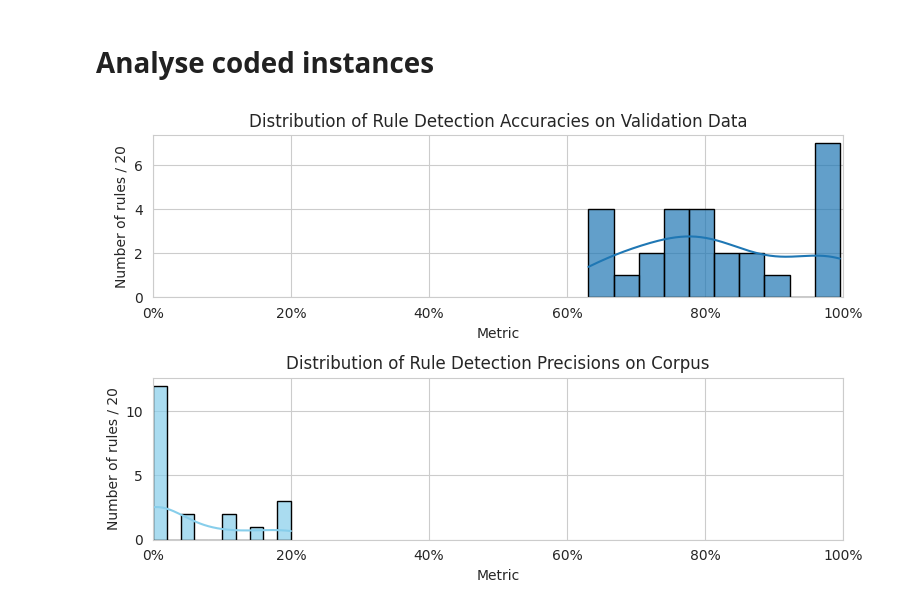
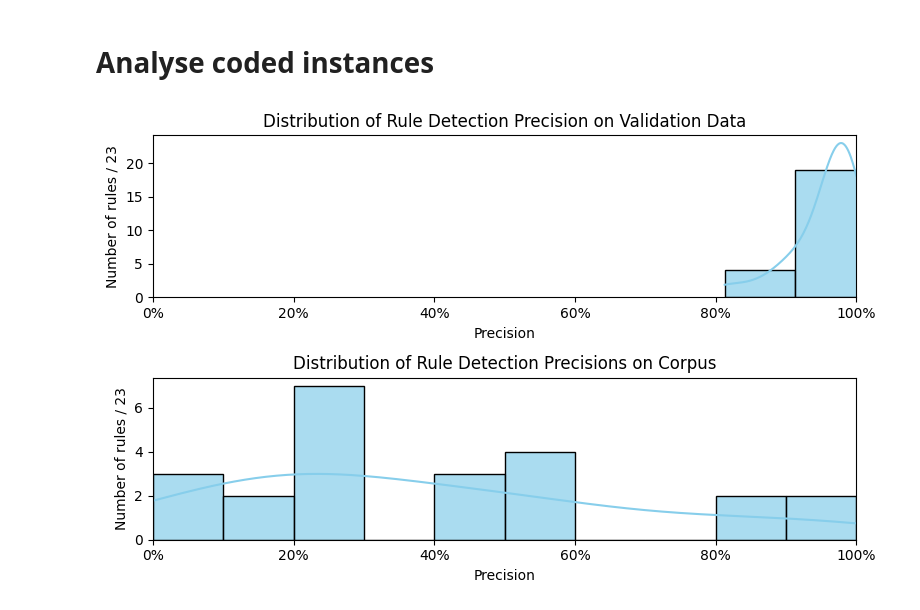
Before and after one commit to shivster2000/grammarctg, a Jupyter notebook: experiments/011_validate_corpus_hits.ipynb, the cells around one changed output. Cells and saved outputs as stored; diff of their text form; code cells hidden in the pictures.

```diff
--- a/experiments/011_validate_corpus_hits.ipynb
+++ b/experiments/011_validate_corpus_hits.ipynb
@@ -42,3 +40,7 @@ coded_instances = pd.DataFrame(columns=['#', 'sentence', 'correct', 'score', 'ma
+# %%
+# output dataset
+output_path = '../data/coded_corpus_hits_new.json'
+coded_instances = pd.DataFrame(columns=['#', 'sentence', 'correct', 'score', 'max_token']) if not os.path.exists(output_path) else pd.read_json(output_path)
 # %% [markdown]
 for each rule:
 - train classifier with existing dataset
@@ -60,6 +62,13 @@ def get_trained_classifer(positive, negative, others, classifier=models.RuleDete
     train_dataloader, val_dataloader = data.get_loaders(dataset)
     _, accuracy = models.train(classifier, train_dataloader, val_dataloader, num_epochs)
     return classifier, accuracy
+
+# model training
+def get_trained_classifer(positive, negative, others, classifier=models.RuleDetector(models.bert_encoder).to(models.device), ratio=1, verbose=True):
+    dataset = data.get_dataset(positive, negative, others, models.bert_tokenizer, 64, ratio*len(positive)/len(negative), verbose=verbose)
+    train_dataloader, val_dataloader = data.get_loaders(dataset)
+    _, val_metrics = models.train(classifier, train_dataloader, val_dataloader, num_epochs=None, verbose=verbose)
+    return classifier, val_metrics
 def get_others(egp, nr):
     return [example for sublist in egp.loc[egp['#'] != nr, 'augmented_examples'].to_list() for example in sublist]
 # %%
@@ -67,5 +76,5 @@ def criterion(coded_instances, min_precision=0.8, num_rules=1):
     correct_per_rule = coded_instances.groupby('#')['correct'].mean()
     return len(correct_per_rule[correct_per_rule > min_precision]) > num_rules
 # %%
-accuracies = {}
+metrics = {}
 # %%
@@ -145,2 +175,6 @@ Accuracy: 0.9834983498349835
+# %%
+
+with open("../results/gpt_training_metrics.json", 'w') as f:
+    json.dump(metrics, f)
 # %% [markdown]
 # Analyse coded instances
@@ -149,17 +181,20 @@ correct_per_rule = coded_instances.groupby('#')['correct'].mean()
 # %%
 def plot_histogram(ax, data):
-    sns.histplot(ax=ax, data=data, bins=10, kde=True, color="skyblue", edgecolor='black', alpha=0.7, legend=False)
-    ax.set_ylabel(f"Number of rules / {len(correct_per_rule)}")
-    ax.set_xlabel("Metric")
+    sns.histplot(ax=ax, data=data, binwidth=0.1, kde=True, color="skyblue", edgecolor='black', alpha=0.7, legend=False)
+    ax.set_ylabel(f"Number of rules / {len(data)}")
+    ax.set_xlabel("Precision")
     ax.xaxis.set_major_formatter(FuncFormatter(lambda x, _: f'{x*100:.0f}%'))
     ax.set_xlim(0, 1)
 
+with open("../results/gpt_training_metrics.json", 'r') as f:
+    metrics = json.load(f)
+correct_per_rule = coded_instances.groupby('#')['correct'].mean()
 fig, axs = plt.subplots(2, 1, figsize=(8, 5))
-plot_histogram(axs[0], accuracies.values())
-axs[0].set_title("Distribution of Rule Detection Accuracies on Validation Data")
+plot_histogram(axs[0], [m['precision'] for m in metrics.values()])
+axs[0].set_title("Distribution of Rule Detection Precision on Validation Data")
 plot_histogram(axs[1], list(correct_per_rule))
 axs[1].set_title("Distribution of Rule Detection Precisions on Corpus")
 plt.tight_layout()
 plt.show()
 # %% [output]
-[figure, old version]
+[figure, new version]
```
Also changed, not shown: parts of 4 cells of this notebook, 8 other files.
